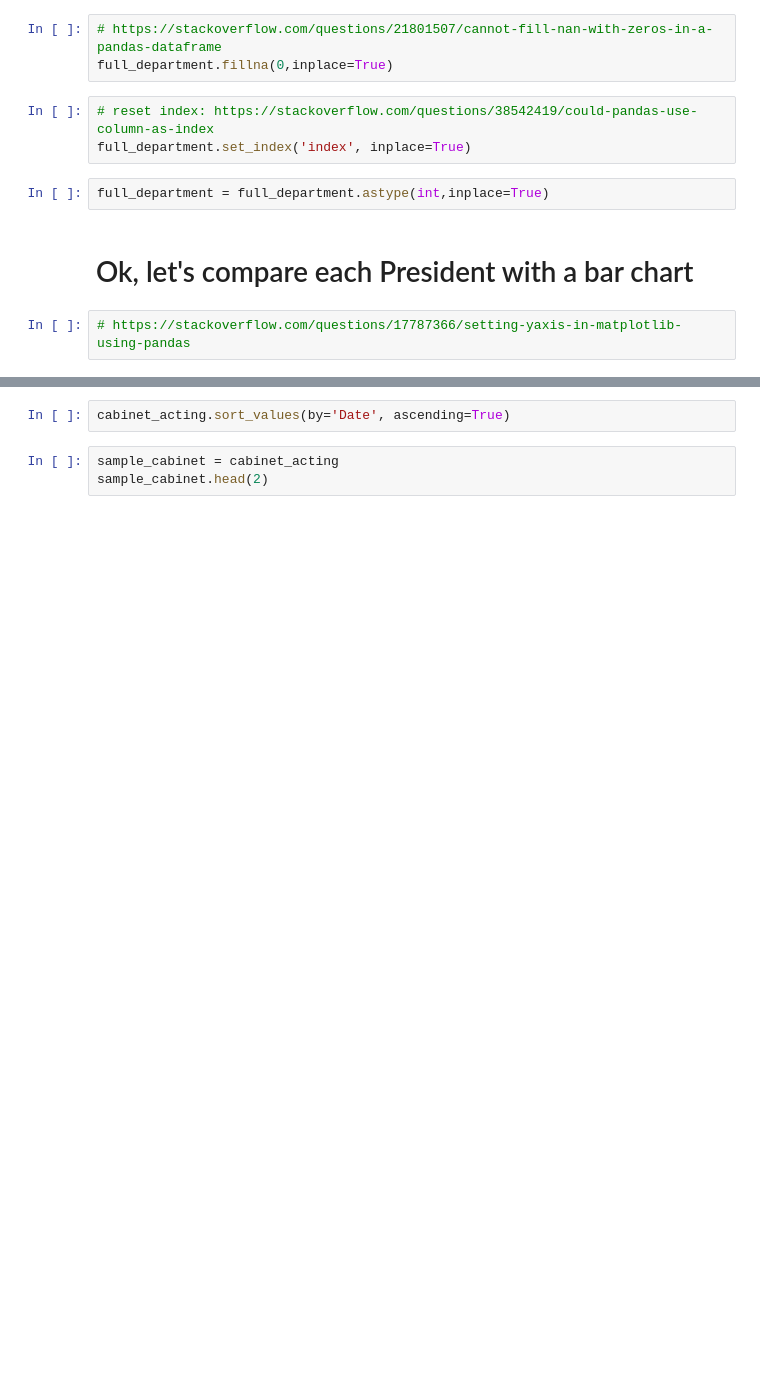
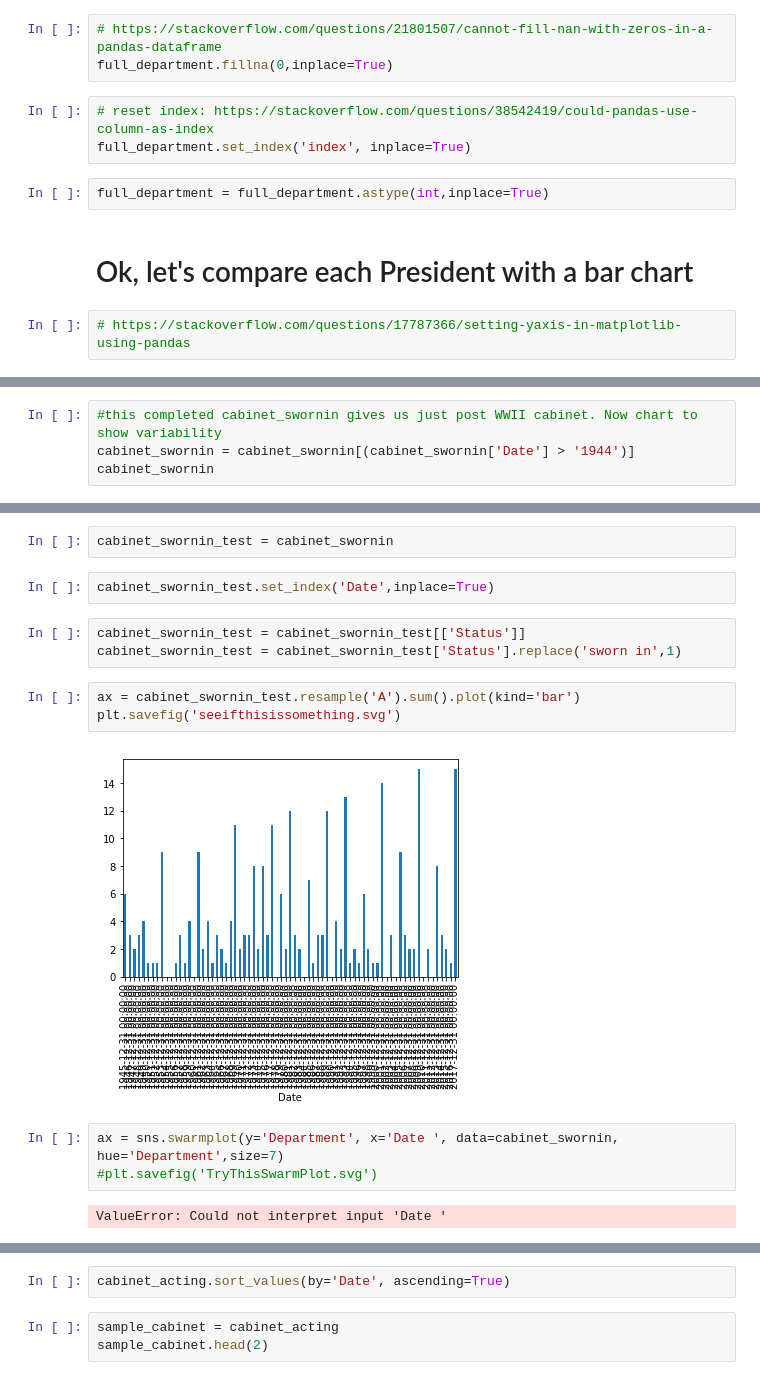
Before and after one commit to maijaliisa/studio-projects, a Jupyter notebook: code/AllThePresidentsCabinets/Presidential_Cabinet.ipynb, the cells around one changed output, grey strips where cells are left out. Saved outputs shown, nothing was run; the diff lists cells and outputs as text; blank space fills up the shorter version.

Commit message:
Draft Two Cabinet

```diff
--- a/code/AllThePresidentsCabinets/Presidential_Cabinet.ipynb
+++ b/code/AllThePresidentsCabinets/Presidential_Cabinet.ipynb
@@ -647,0 +770,4 @@ ax10.set_ylim(0,8)
+# %%
+#this completed cabinet_swornin gives us just post WWII cabinet. Now chart to show variability
+cabinet_swornin = cabinet_swornin[(cabinet_swornin['Date'] > '1944')]
+cabinet_swornin
@@ -648,3 +811,20 @@ ax10.set_ylim(0,8)
+# %%
+cabinet_swornin_test = cabinet_swornin
+# %%
+cabinet_swornin_test.set_index('Date',inplace=True)
+# %%
+cabinet_swornin_test = cabinet_swornin_test[['Status']]
+cabinet_swornin_test = cabinet_swornin_test['Status'].replace('sworn in',1)
+# %%
+ax = cabinet_swornin_test.resample('A').sum().plot(kind='bar')
+plt.savefig('seeifthisissomething.svg')
+# %% [output]
+[figure, added]
+# %%
+ax = sns.swarmplot(y='Department', x='Date ', data=cabinet_swornin, hue='Department',size=7)
+#plt.savefig('TryThisSwarmPlot.svg')
+# %% [output]
+ValueError: Could not interpret input 'Date '
 # %%
 cabinet_acting = cabinet_df[cabinet_df['Status'] == 'Acting']
 cabinet_acting['Department'].value_counts()
```
Also changed, not shown: parts of 68 cells of this notebook, 7 other files.
